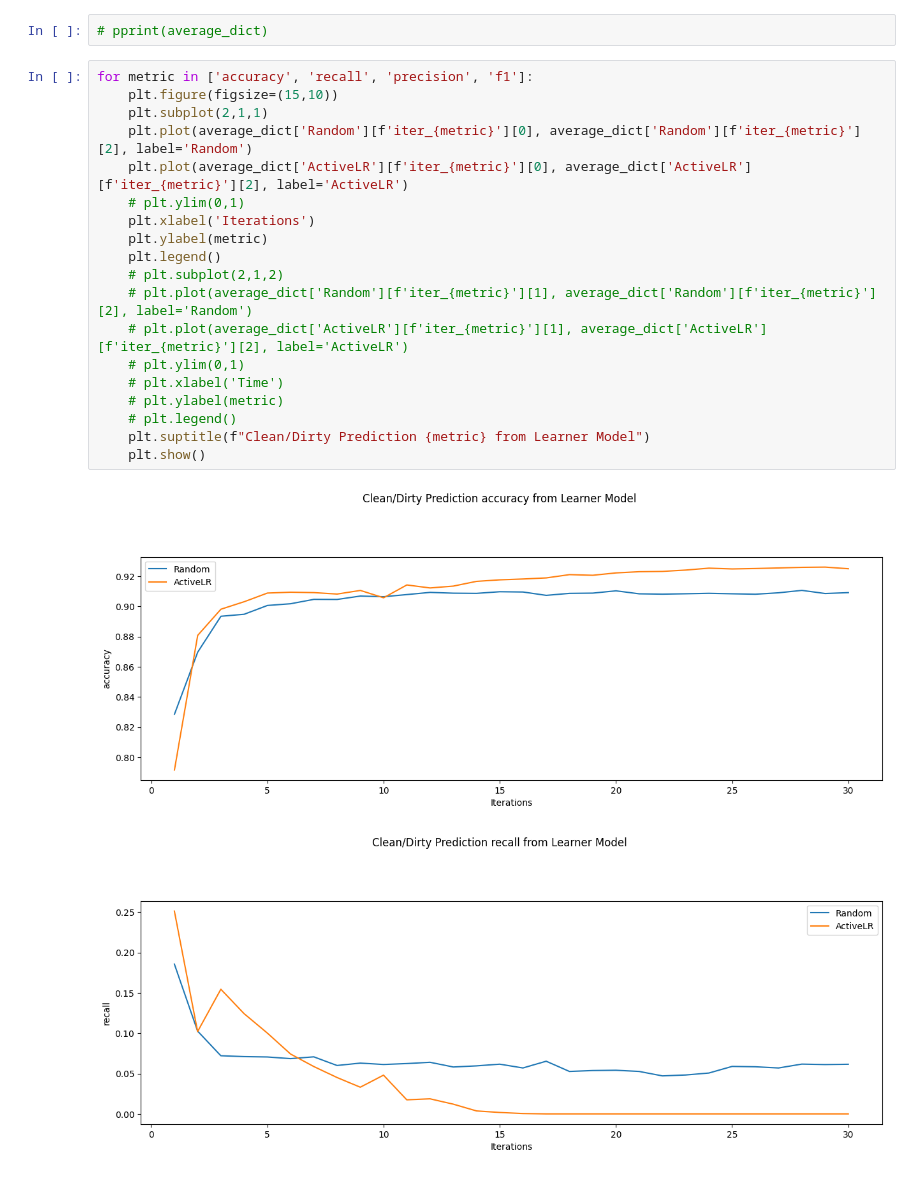
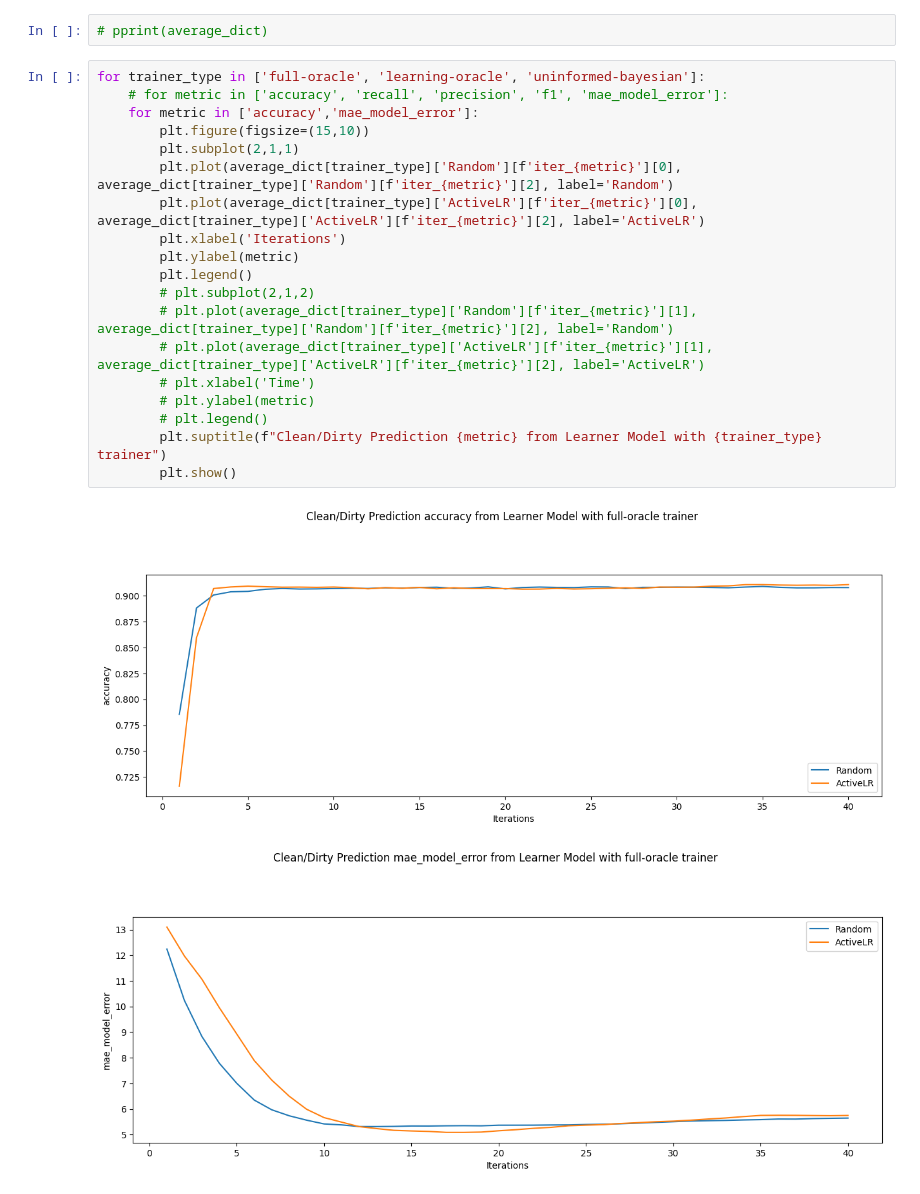
Before and after one commit to rajeshshrestha/exploratory-training-simulation, a Jupyter notebook: learner/plot_accuracies.ipynb, the cells around one changed output. Cells and saved outputs as stored; diff of their text form.

Commit message:
Update the accuracy notebook to plot the figures for different trainer_type and sampling_method

```diff
--- a/learner/plot_accuracies.ipynb
+++ b/learner/plot_accuracies.ipynb
@@ -113,24 +121,24 @@ for sampling_type in ['Random', 'ActiveLR']:
 # %%
 # pprint(average_dict)
 # %%
-for metric in ['accuracy', 'recall', 'precision', 'f1']:
-    plt.figure(figsize=(15,10))
-    plt.subplot(2,1,1)
-    plt.plot(average_dict['Random'][f'iter_{metric}'][0], average_dict['Random'][f'iter_{metric}'][2], label='Random')
-    plt.plot(average_dict['ActiveLR'][f'iter_{metric}'][0], average_dict['ActiveLR'][f'iter_{metric}'][2], label='ActiveLR')
-    # plt.ylim(0,1)
-    plt.xlabel('Iterations')
-    plt.ylabel(metric)
-    plt.legend()
-    # plt.subplot(2,1,2)
-    # plt.plot(average_dict['Random'][f'iter_{metric}'][1], average_dict['Random'][f'iter_{metric}'][2], label='Random')
-    # plt.plot(average_dict['ActiveLR'][f'iter_{metric}'][1], average_dict['ActiveLR'][f'iter_{metric}'][2], label='ActiveLR')
-    # plt.ylim(0,1)
-    # plt.xlabel('Time')
-    # plt.ylabel(metric)
-    # plt.legend()
-    plt.suptitle(f"Clean/Dirty Prediction {metric} from Learner Model")
-    plt.show()
+for trainer_type in ['full-oracle', 'learning-oracle', 'uninformed-bayesian']:
+    # for metric in ['accuracy', 'recall', 'precision', 'f1', 'mae_model_error']:
+    for metric in ['accuracy','mae_model_error']:
+        plt.figure(figsize=(15,10))
+        plt.subplot(2,1,1)
+        plt.plot(average_dict[trainer_type]['Random'][f'iter_{metric}'][0], average_dict[trainer_type]['Random'][f'iter_{metric}'][2], label='Random')
+        plt.plot(average_dict[trainer_type]['ActiveLR'][f'iter_{metric}'][0], average_dict[trainer_type]['ActiveLR'][f'iter_{metric}'][2], label='ActiveLR')
+        plt.xlabel('Iterations')
+        plt.ylabel(metric)
+        plt.legend()
+        # plt.subplot(2,1,2)
+        # plt.plot(average_dict[trainer_type]['Random'][f'iter_{metric}'][1], average_dict[trainer_type]['Random'][f'iter_{metric}'][2], label='Random')
+        # plt.plot(average_dict[trainer_type]['ActiveLR'][f'iter_{metric}'][1], average_dict[trainer_type]['ActiveLR'][f'iter_{metric}'][2], label='ActiveLR')
+        # plt.xlabel('Time')
+        # plt.ylabel(metric)
+        # plt.legend()
+        plt.suptitle(f"Clean/Dirty Prediction {metric} from Learner Model with {trainer_type} trainer")
+        plt.show()
 # %% [output]
-[figure, old version]
+[figure, new version]
-[figure, old version]
+[figure, new version]
```
Also changed, not shown: parts of 4 cells of this notebook.
